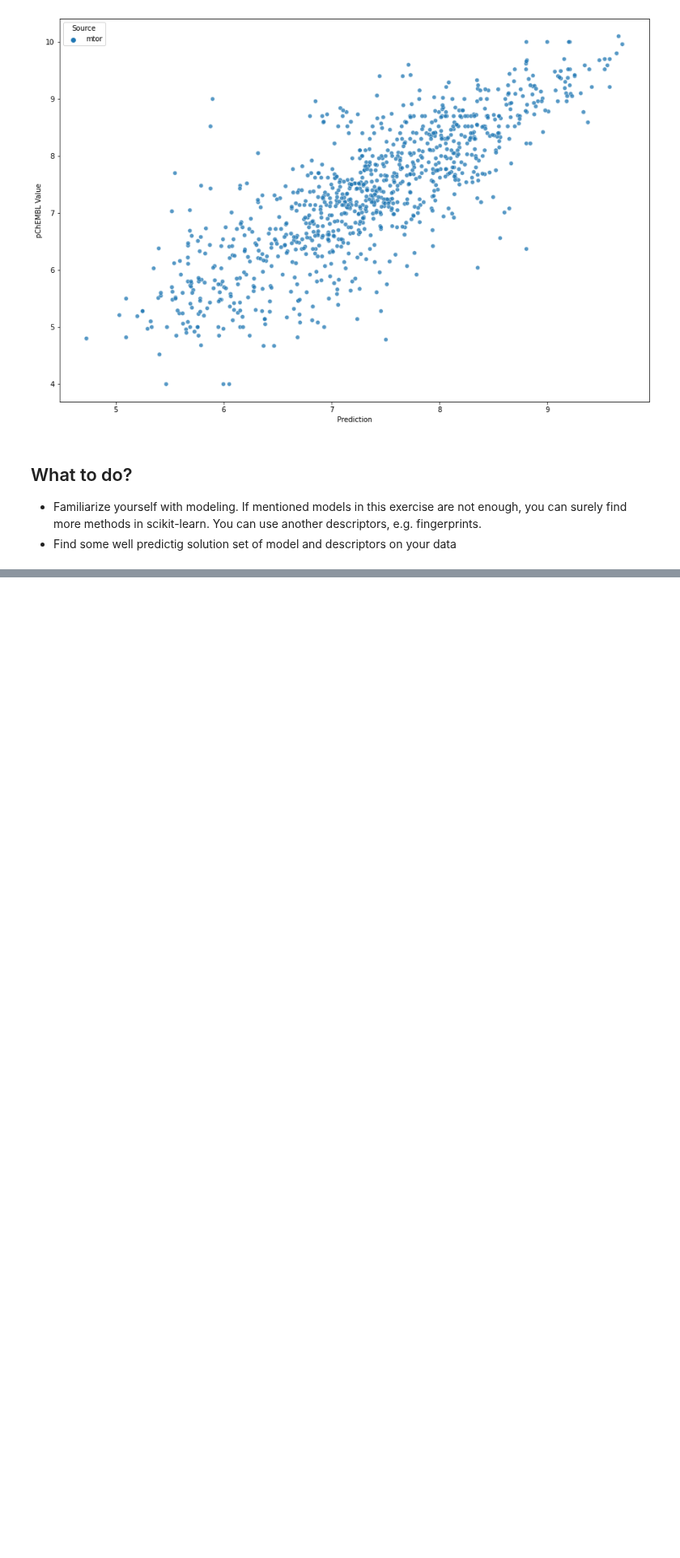
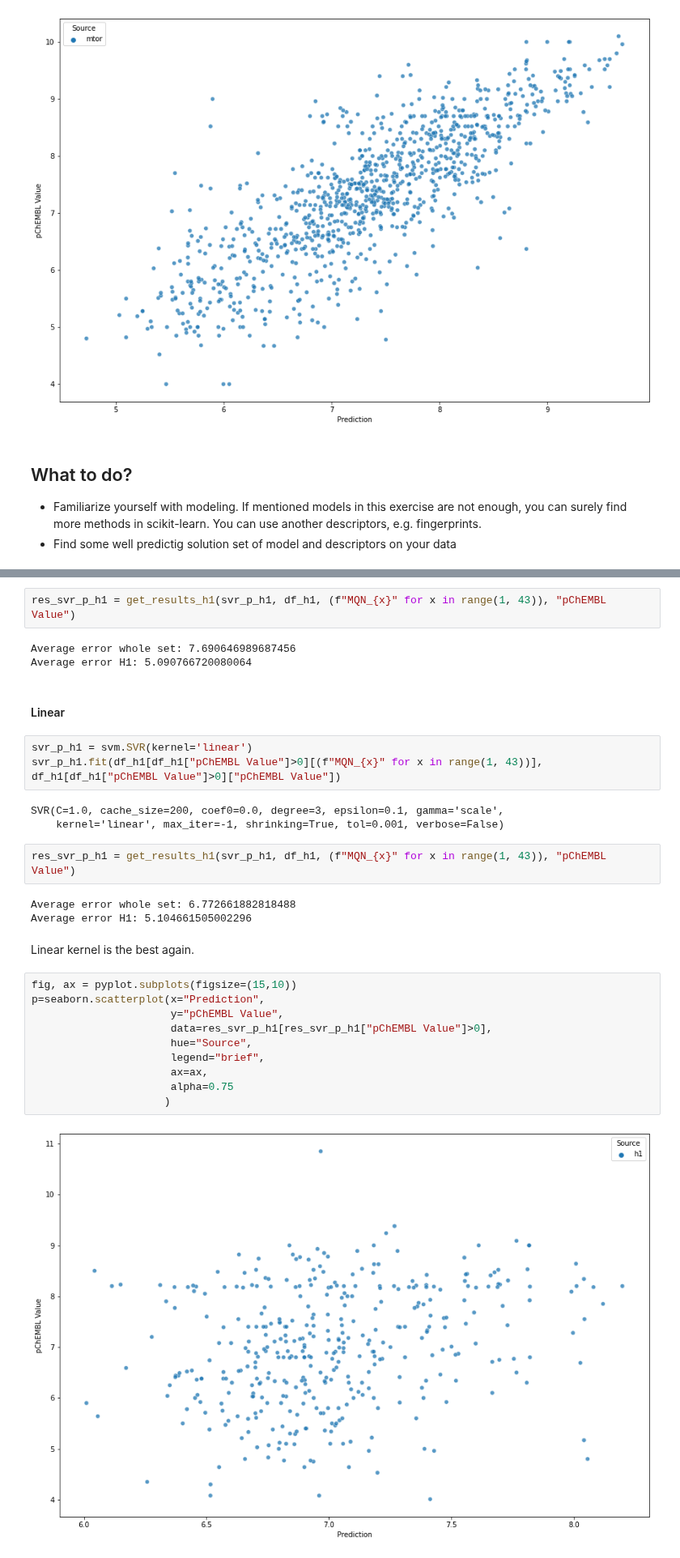
Before and after one commit to lich-uct/cdd2021, a Jupyter notebook: cervenku/12_modelling.ipynb, the cells around one changed output, grey strips where cells are left out. Shown at 81% size. Cells and saved outputs as stored; diff of their text form; blank space fills up the shorter version.

```diff
--- a/cervenku/12_modelling.ipynb
+++ b/cervenku/12_modelling.ipynb
@@ -436,0 +610,32 @@ p=seaborn.scatterplot(x="Prediction",
+# %%
+res_svr_p_h1 = get_results_h1(svr_p_h1, df_h1, (f"MQN_{x}" for x in range(1, 43)), "pChEMBL Value")
+# %% [output]
+Average error whole set: 7.690646989687456
+Average error H1: 5.090766720080064
+# %% [markdown]
+#### Linear
+# %%
+svr_p_h1 = svm.SVR(kernel='linear')
+svr_p_h1.fit(df_h1[df_h1["pChEMBL Value"]>0][(f"MQN_{x}" for x in range(1, 43))], df_h1[df_h1["pChEMBL Value"]>0]["pChEMBL Value"])
+# %% [output]
+SVR(C=1.0, cache_size=200, coef0=0.0, degree=3, epsilon=0.1, gamma='scale',
+    kernel='linear', max_iter=-1, shrinking=True, tol=0.001, verbose=False)
+# %%
+res_svr_p_h1 = get_results_h1(svr_p_h1, df_h1, (f"MQN_{x}" for x in range(1, 43)), "pChEMBL Value")
+# %% [output]
+Average error whole set: 6.772661882818488
+Average error H1: 5.104661505002296
+# %% [markdown]
+Linear kernel is the best again.
+# %%
+fig, ax = pyplot.subplots(figsize=(15,10))
+p=seaborn.scatterplot(x="Prediction",
+                      y="pChEMBL Value",
+                      data=res_svr_p_h1[res_svr_p_h1["pChEMBL Value"]>0],
+                      hue="Source",
+                      legend="brief",
+                      ax=ax,
+                      alpha=0.75
+                     )
+# %% [output]
+[figure, added]
```
Also changed, not shown: parts of 74 cells of this notebook.
